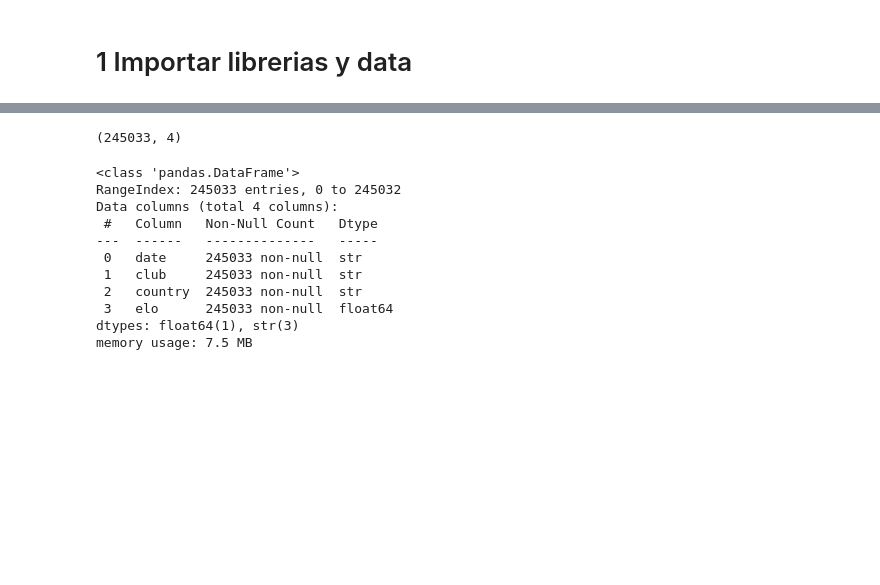
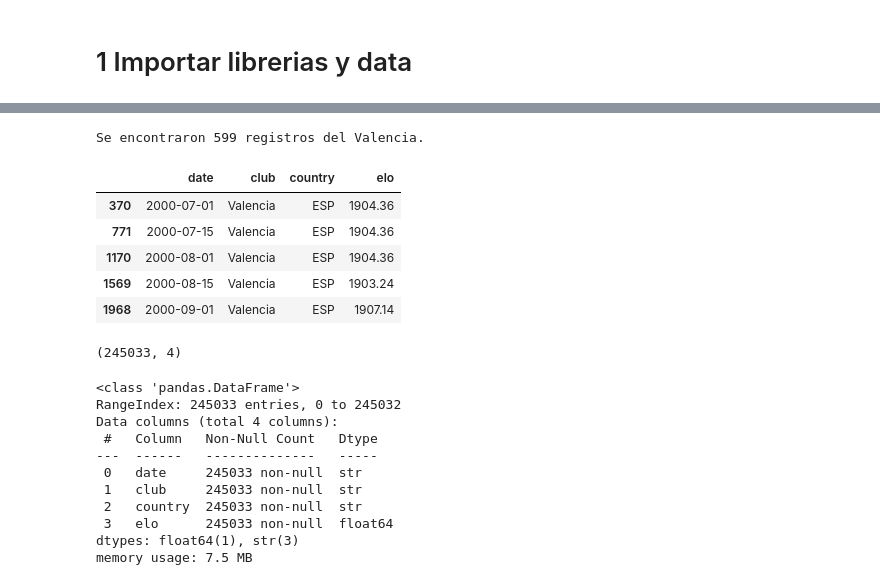
Before and after one commit to 4GeeksAcademy/Steven_Carlos_proyecto-final_, a Jupyter notebook: src/steven.ipynb, the cells around one changed output, grey strips where cells are left out. Cells and saved outputs as stored; diff of their text form; code cells hidden in the pictures; blank space fills up the shorter version.

```diff
--- a/src/steven.ipynb
+++ b/src/steven.ipynb
@@ -25,3 +36,16 @@ df.head()
+# %%
+# Verificar que se toman los elos como describe el dataset
+valencia_snapshots = df[df['club'] == 'Valencia']
+print(f"Se encontraron {len(valencia_snapshots)} registros del Valencia.")
+valencia_snapshots.head()
+# %% [output]
+Se encontraron 599 registros del Valencia.
+|  | date | club | country | elo |
+| 370 | 2000-07-01 | Valencia | ESP | 1904.36 |
+| 771 | 2000-07-15 | Valencia | ESP | 1904.36 |
+| 1170 | 2000-08-01 | Valencia | ESP | 1904.36 |
+| 1569 | 2000-08-15 | Valencia | ESP | 1903.24 |
+| 1968 | 2000-09-01 | Valencia | ESP | 1907.14 |
 # %%
 # Ver tamaño del primer dataframe
 df.shape
```
Also changed, not shown: parts of 17 cells of this notebook.
